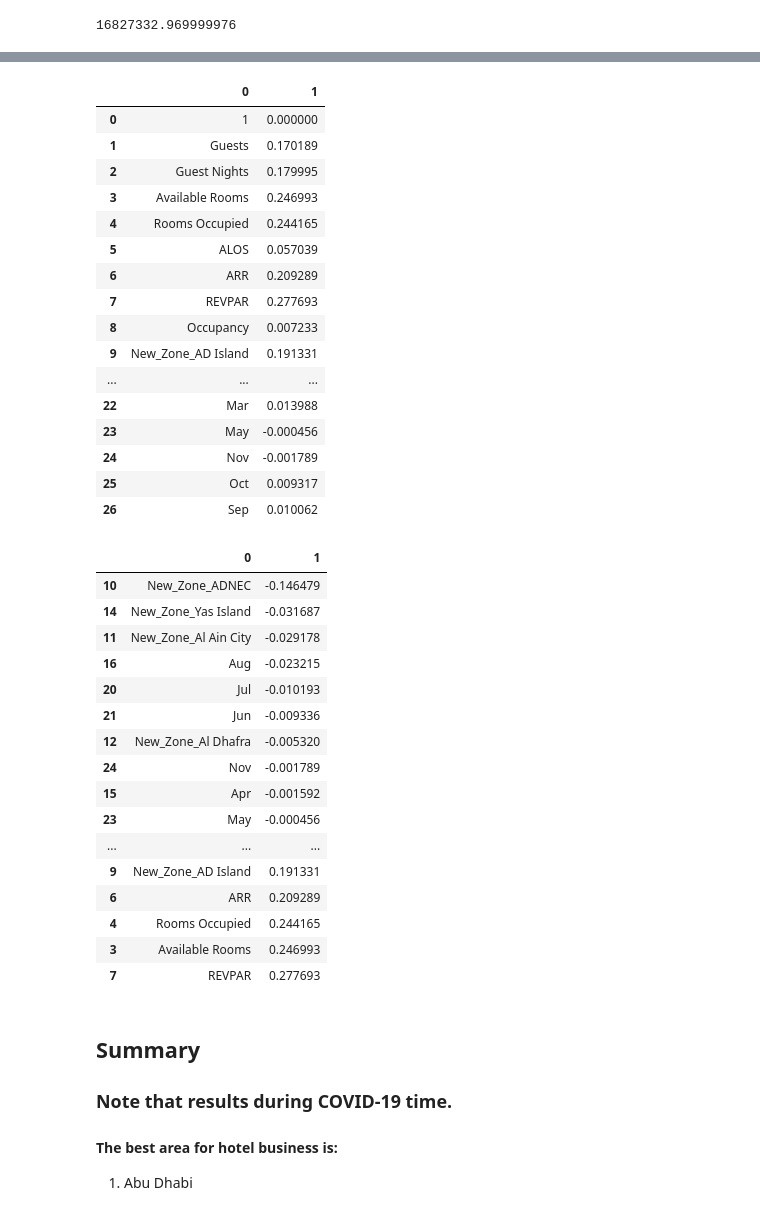
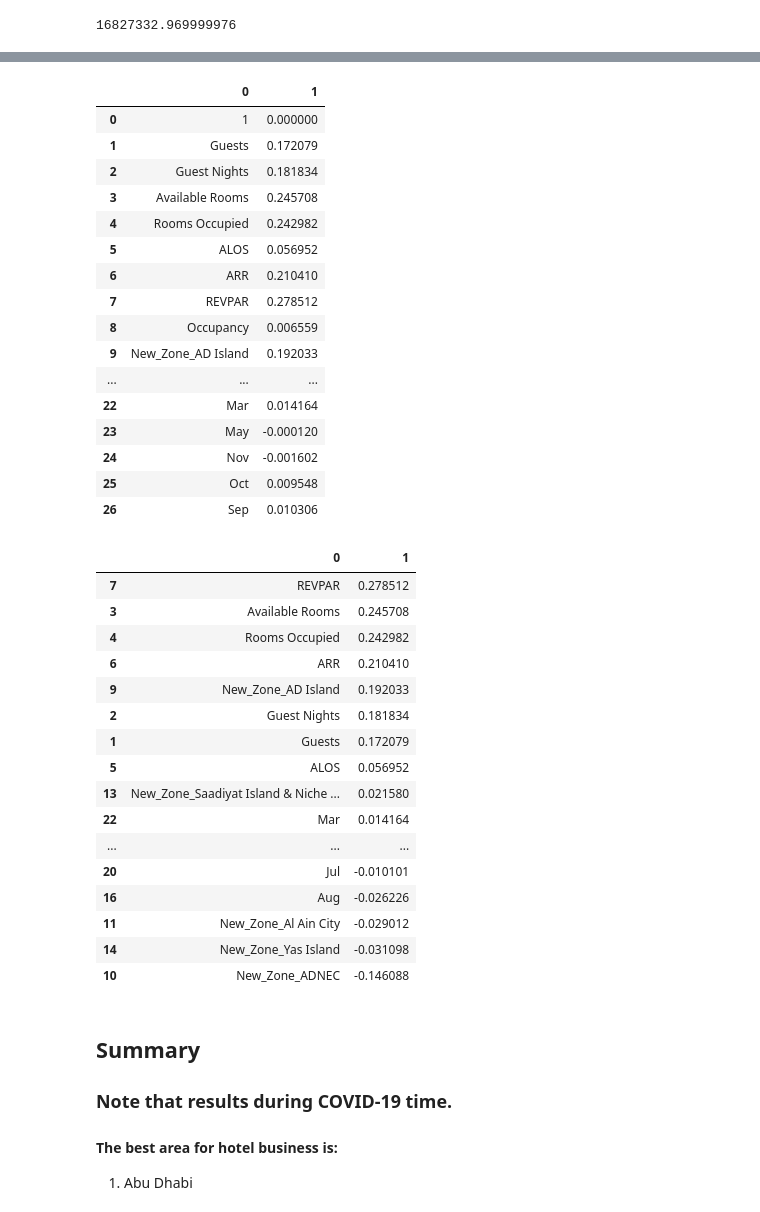
Before and after one commit to khairy84/Hospitality-invest-predictor, a Jupyter notebook: Untitled1.ipynb, the cells around one changed output, grey strips where cells are left out. Cells and saved outputs as stored; diff of their text form; code cells hidden in the pictures.

```diff
--- a/Untitled1.ipynb
+++ b/Untitled1.ipynb
@@ -424,2 +415,3 @@ y = n_df['Total Revenues']
 # %%
-X
+X = X.drop(120)
+y = y.drop(120)
@@ -741,41 +741,41 @@ df_importances # effect of each feature in revenue
 # %% [output]
 |  | 0 | 1 |
 | 0 | 1 | 0.000000 |
-| 1 | Guests | 0.170189 |
-| 2 | Guest Nights | 0.179995 |
-| 3 | Available Rooms | 0.246993 |
-| 4 | Rooms Occupied | 0.244165 |
-| 5 | ALOS | 0.057039 |
-| 6 | ARR | 0.209289 |
-| 7 | REVPAR | 0.277693 |
-| 8 | Occupancy | 0.007233 |
-| 9 | New_Zone_AD Island | 0.191331 |
+| 1 | Guests | 0.172079 |
+| 2 | Guest Nights | 0.181834 |
+| 3 | Available Rooms | 0.245708 |
+| 4 | Rooms Occupied | 0.242982 |
+| 5 | ALOS | 0.056952 |
+| 6 | ARR | 0.210410 |
+| 7 | REVPAR | 0.278512 |
+| 8 | Occupancy | 0.006559 |
+| 9 | New_Zone_AD Island | 0.192033 |
 | ... | ... | ... |
-| 22 | Mar | 0.013988 |
-| 23 | May | -0.000456 |
-| 24 | Nov | -0.001789 |
-| 25 | Oct | 0.009317 |
-| 26 | Sep | 0.010062 |
+| 22 | Mar | 0.014164 |
+| 23 | May | -0.000120 |
+| 24 | Nov | -0.001602 |
+| 25 | Oct | 0.009548 |
+| 26 | Sep | 0.010306 |
 # %%
-df_importances.sort_values(by=1) # sort the features ascending from less importance to the highest one
+df_importances.sort_values(by=1, ascending=False) # sort the features ascending from less importance to the highest one
 # %% [output]
 |  | 0 | 1 |
-| 10 | New_Zone_ADNEC | -0.146479 |
-| 14 | New_Zone_Yas Island | -0.031687 |
-| 11 | New_Zone_Al Ain City | -0.029178 |
-| 16 | Aug | -0.023215 |
-| 20 | Jul | -0.010193 |
-| 21 | Jun | -0.009336 |
-| 12 | New_Zone_Al Dhafra | -0.005320 |
-| 24 | Nov | -0.001789 |
-| 15 | Apr | -0.001592 |
-| 23 | May | -0.000456 |
+| 7 | REVPAR | 0.278512 |
+| 3 | Available Rooms | 0.245708 |
+| 4 | Rooms Occupied | 0.242982 |
+| 6 | ARR | 0.210410 |
+| 9 | New_Zone_AD Island | 0.192033 |
+| 2 | Guest Nights | 0.181834 |
+| 1 | Guests | 0.172079 |
+| 5 | ALOS | 0.056952 |
+| 13 | New_Zone_Saadiyat Island & Niche ... | 0.021580 |
+| 22 | Mar | 0.014164 |
 | ... | ... | ... |
-| 9 | New_Zone_AD Island | 0.191331 |
-| 6 | ARR | 0.209289 |
-| 4 | Rooms Occupied | 0.244165 |
-| 3 | Available Rooms | 0.246993 |
-| 7 | REVPAR | 0.277693 |
+| 20 | Jul | -0.010101 |
+| 16 | Aug | -0.026226 |
+| 11 | New_Zone_Al Ain City | -0.029012 |
+| 14 | New_Zone_Yas Island | -0.031098 |
+| 10 | New_Zone_ADNEC | -0.146088 |
 # %% [markdown]
 ## Summary
 ### Note that results during COVID-19 time.
```
Also changed, not shown: parts of 29 cells of this notebook.
